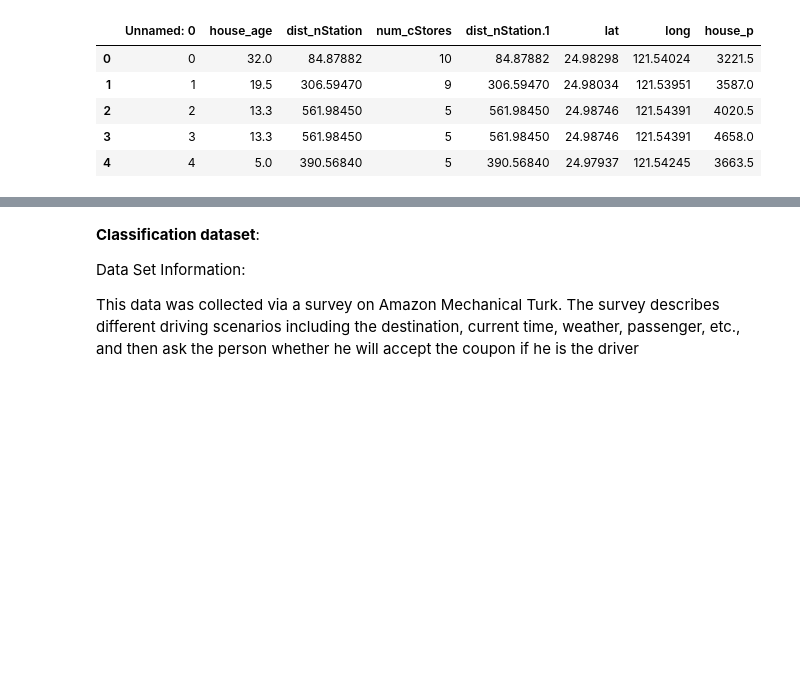
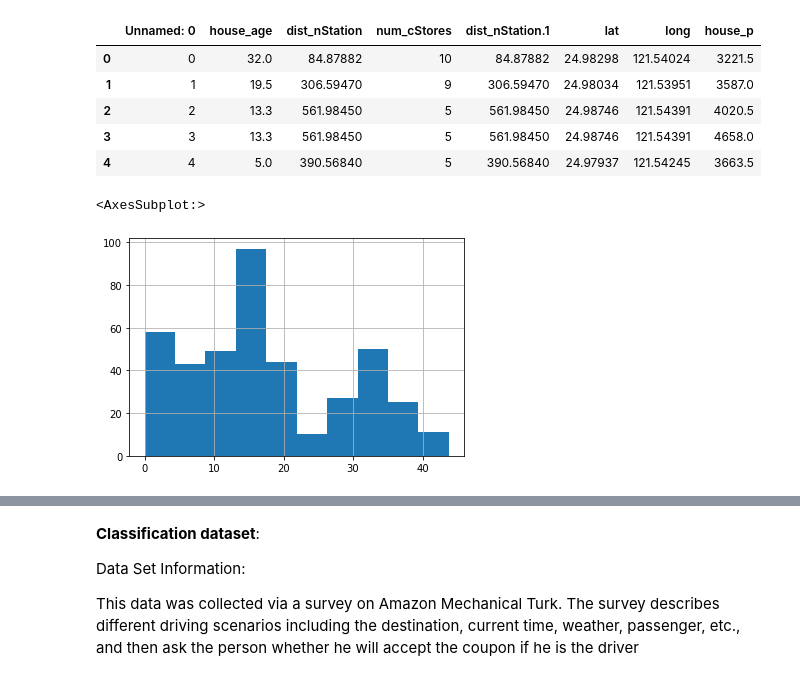
Before and after one commit to YvesMatanga/freemium_datascience, a Jupyter notebook: machine-learning-models/feature-selection-methods.ipynb, the cells around one changed output, grey strips where cells are left out. Drawn from its saved outputs; the diff is of its cells as text; code cells hidden in the pictures; blank space fills up the shorter version.

```diff
--- a/machine-learning-models/feature-selection-methods.ipynb
+++ b/machine-learning-models/feature-selection-methods.ipynb
@@ -17,3 +17,10 @@ real_estate_df.head()
 # %%
 X_re = real_estate_df.iloc[:,0:-1] #fetch the features
 y_re = real_estate_df.iloc[:,[-1]] #fetch the target variable
+# %%
+import matplotlib.pyplot as plt
+
+real_estate_df['house_age'].hist()
+# %% [output]
+<AxesSubplot:>
+[figure, added]
```
Also changed, not shown: parts of 1 cell of this notebook, 4 other files.
